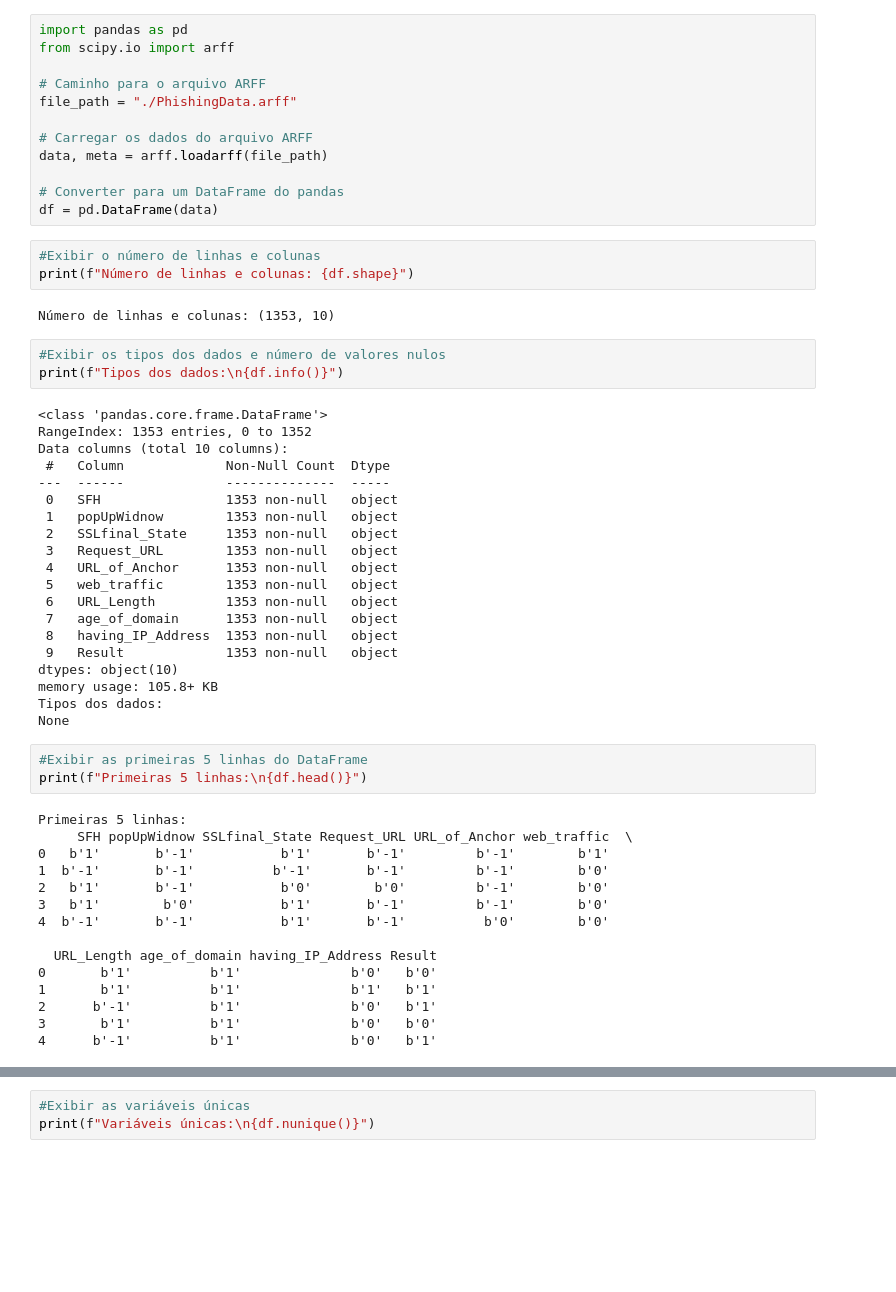
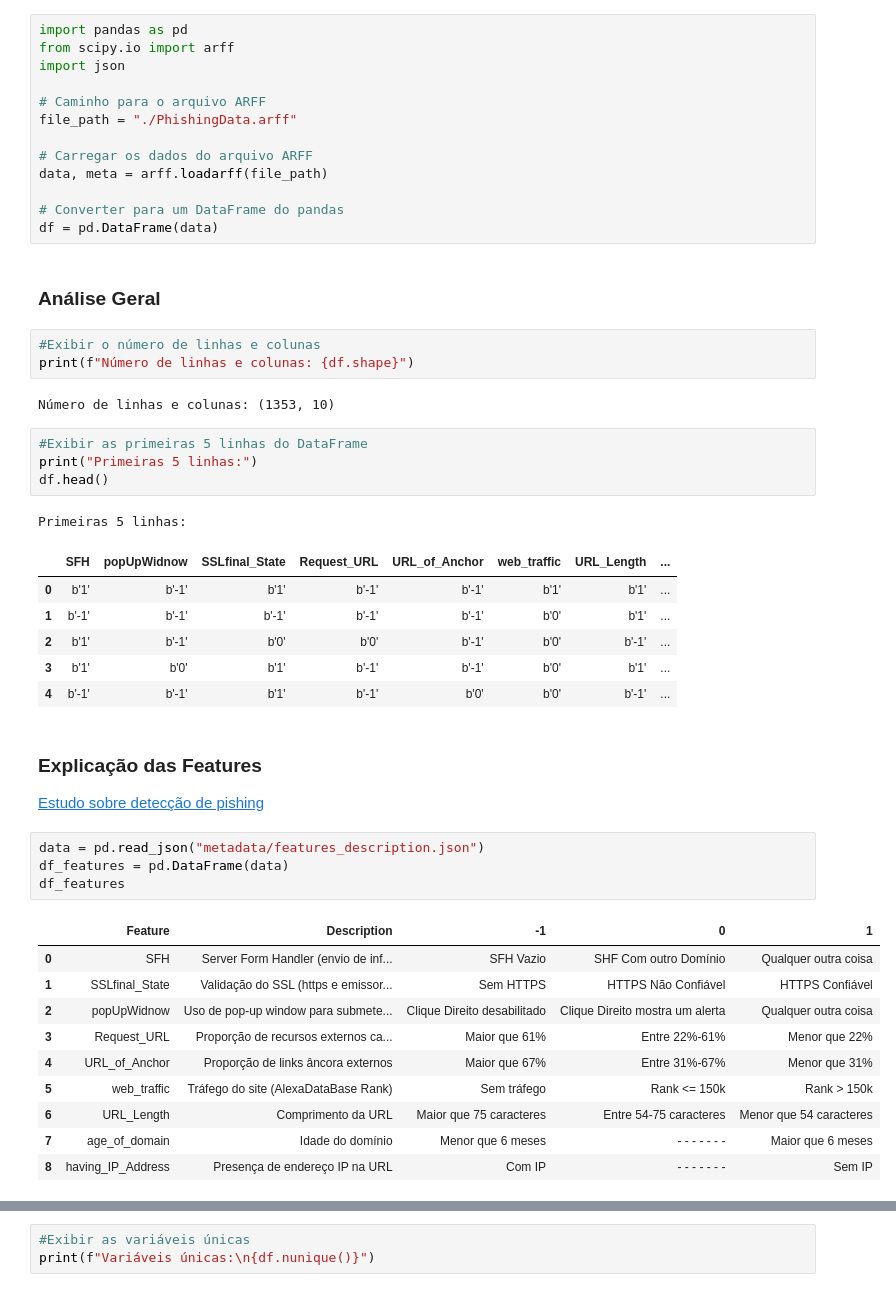
Before and after one commit to Jotape003/Trabalho-ML, a Jupyter notebook: phishingData.ipynb, the cells around one changed output, grey strips where cells are left out. Cells and saved outputs as stored; diff of their text form; blank space fills up the shorter version.

```diff
--- a/phishingData.ipynb
+++ b/phishingData.ipynb
@@ -23,6 +27,7 @@ Note: you may need to restart the kernel to use updated packages.
 # %%
 import pandas as pd
 from scipy.io import arff
+import json
 
 # Caminho para o arquivo ARFF
 file_path = "./PhishingData.arff"
@@ -32,49 +37,40 @@ data, meta = arff.loadarff(file_path)
 
 # Converter para um DataFrame do pandas
 df = pd.DataFrame(data)
+# %% [markdown]
+### Análise Geral
 # %%
 #Exibir o número de linhas e colunas
 print(f"Número de linhas e colunas: {df.shape}")
 # %% [output]
 Número de linhas e colunas: (1353, 10)
-# %%
-#Exibir os tipos dos dados e número de valores nulos
-print(f"Tipos dos dados:\n{df.info()}")
-# %% [output]
-<class 'pandas.core.frame.DataFrame'>
-RangeIndex: 1353 entries, 0 to 1352
-Data columns (total 10 columns):
- #   Column             Non-Null Count  Dtype
----  ------             --------------  -----
- 0   SFH                1353 non-null   object
- 1   popUpWidnow        1353 non-null   object
- 2   SSLfinal_State     1353 non-null   object
- 3   Request_URL        1353 non-null   object
- 4   URL_of_Anchor      1353 non-null   object
- 5   web_traffic        1353 non-null   object
- 6   URL_Length         1353 non-null   object
- 7   age_of_domain      1353 non-null   object
- 8   having_IP_Address  1353 non-null   object
- 9   Result             1353 non-null   object
-dtypes: object(10)
-memory usage: 105.8+ KB
-Tipos dos dados:
-None
 # %%
 #Exibir as primeiras 5 linhas do DataFrame
-print(f"Primeiras 5 linhas:\n{df.head()}")
+print("Primeiras 5 linhas:")
+df.head()
 # %% [output]
 Primeiras 5 linhas:
-     SFH popUpWidnow SSLfinal_State Request_URL URL_of_Anchor web_traffic  \
-0   b'1'       b'-1'           b'1'       b'-1'         b'-1'        b'1'
-1  b'-1'       b'-1'          b'-1'       b'-1'         b'-1'        b'0'
-2   b'1'       b'-1'           b'0'        b'0'         b'-1'        b'0'
-3   b'1'        b'0'           b'1'       b'-1'         b'-1'        b'0'
-4  b'-1'       b'-1'           b'1'       b'-1'          b'0'        b'0'
-
-  URL_Length age_of_domain having_IP_Address Result
-0       b'1'          b'1'              b'0'   b'0'
-1       b'1'          b'1'              b'1'   b'1'
-2      b'-1'          b'1'              b'0'   b'1'
-3       b'1'          b'1'              b'0'   b'0'
-4      b'-1'          b'1'              b'0'   b'1'
+|  | SFH | popUpWidnow | SSLfinal_State | Request_URL | URL_of_Anchor | web_traffic | URL_Length | ... |
+| 0 | b'1' | b'-1' | b'1' | b'-1' | b'-1' | b'1' | b'1' | ... |
+| 1 | b'-1' | b'-1' | b'-1' | b'-1' | b'-1' | b'0' | b'1' | ... |
+| 2 | b'1' | b'-1' | b'0' | b'0' | b'-1' | b'0' | b'-1' | ... |
+| 3 | b'1' | b'0' | b'1' | b'-1' | b'-1' | b'0' | b'1' | ... |
+| 4 | b'-1' | b'-1' | b'1' | b'-1' | b'0' | b'0' | b'-1' | ... |
+# %% [markdown]
+### Explicação das Features
+[Estudo sobre detecção de pishing](https://www.sciencedirect.com/science/article/pii/S0957417414001481?ref=pdf_download&fr=RR-2&rr=94043c99ede1280c)
+# %%
+data = pd.read_json("metadata/features_description.json")
+df_features = pd.DataFrame(data)
+df_features
+# %% [output]
+|  | Feature | Description | -1 | 0 | 1 |
+| 0 | SFH | Server Form Handler (envio de inf... | SFH Vazio | SHF Com outro Domínio | Qualquer outra coisa |
+| 1 | SSLfinal_State | Validação do SSL (https e emissor... | Sem HTTPS | HTTPS Não Confiável | HTTPS Confiável |
+| 2 | popUpWidnow | Uso de pop-up window para submete... | Clique Direito desabilitado | Clique Direito mostra um alerta | Qualquer outra coisa |
+| 3 | Request_URL | Proporção de recursos externos ca... | Maior que 61% | Entre 22%-61% | Menor que 22% |
+| 4 | URL_of_Anchor | Proporção de links âncora externos | Maior que 67% | Entre 31%-67% | Menor que 31% |
+| 5 | web_traffic | Tráfego do site (AlexaDataBase Rank) | Sem tráfego | Rank <= 150k | Rank > 150k |
+| 6 | URL_Length | Comprimento da URL | Maior que 75 caracteres | Entre 54-75 caracteres | Menor que 54 caracteres |
+| 7 | age_of_domain | Idade do domínio | Menor que 6 meses | - - - - - - - | Maior que 6 meses |
+| 8 | having_IP_Address | Presença de endereço IP na URL | Com IP | - - - - - - - | Sem IP |
```
Also changed, not shown: parts of 14 cells of this notebook, 2 other files.
